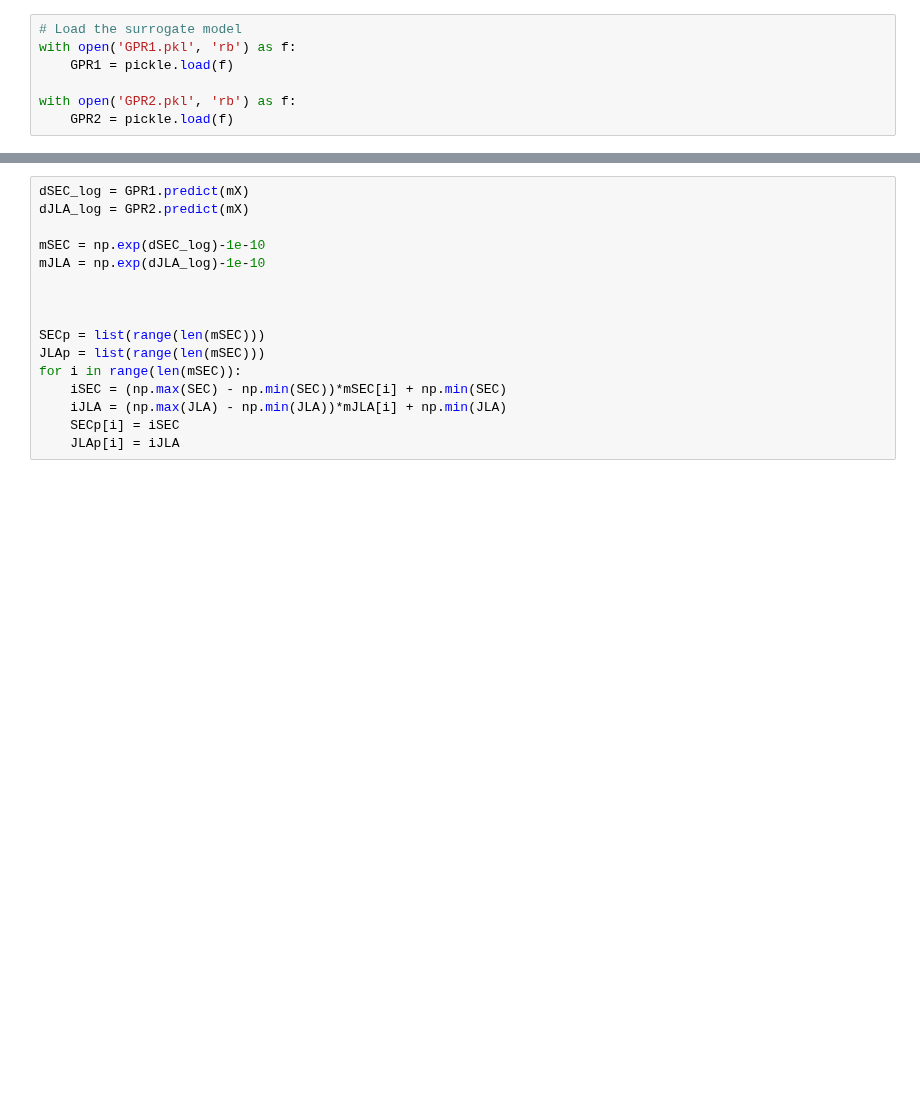
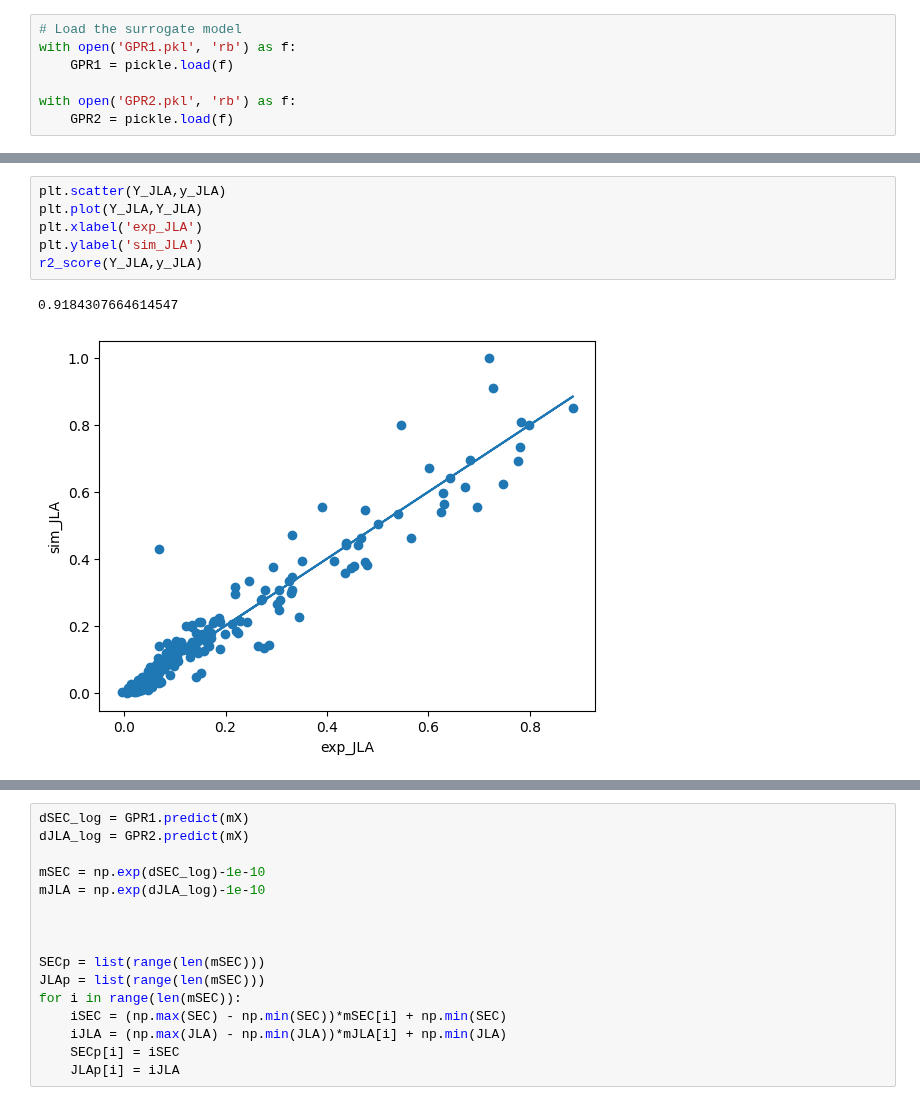
Before and after one commit to 100sjun/repos_python, a Jupyter notebook: Project/BMED/BMED Optimization.ipynb, the cells around one changed output, grey strips where cells are left out. Drawn from its saved outputs; the diff is of its cells as text; blank space fills up the shorter version.

```diff
--- a/Project/BMED/BMED Optimization.ipynb
+++ b/Project/BMED/BMED Optimization.ipynb
@@ -141,3 +129,12 @@ for i in range(len(Xg)):
+# %%
+plt.scatter(Y_JLA,y_JLA)
+plt.plot(Y_JLA,Y_JLA)
+plt.xlabel('exp_JLA')
+plt.ylabel('sim_JLA')
+r2_score(Y_JLA,y_JLA)
+# %% [output]
+0.9184307664614547
+[figure, added]
 # %%
 plt.scatter(raw_Data['CF'],raw_Data['SEC'])
 plt.scatter(CF_p,SECp)
```
Also changed, not shown: parts of 11 cells of this notebook, 36 other files.
